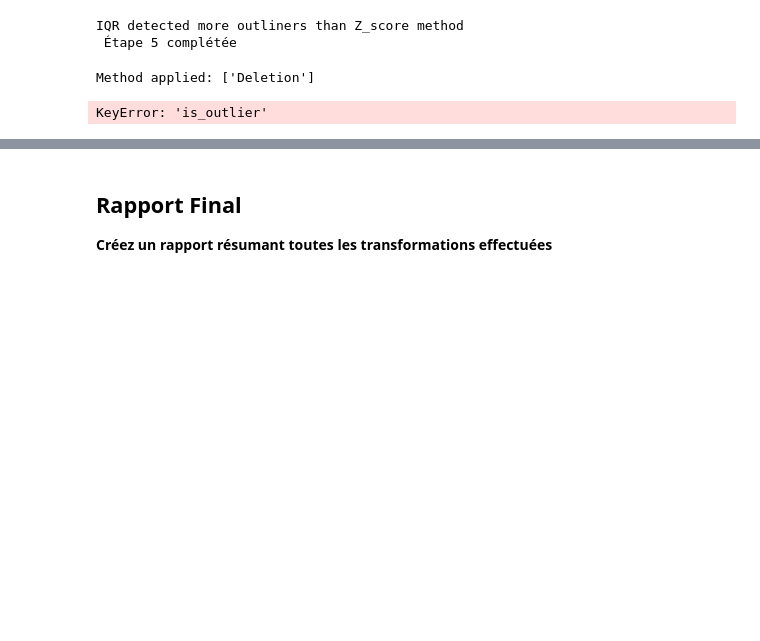
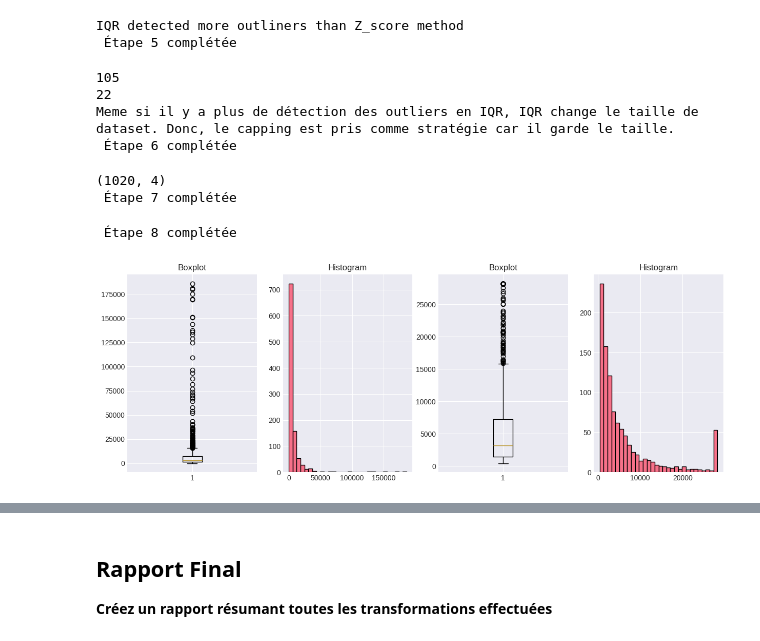
Before and after one commit to Bet-Zawl/TP_project, a Jupyter notebook: TP3_Data_Cleansing_TP3.ipynb, the cells around one changed output, grey strips where cells are left out. Saved outputs shown, nothing was run; the diff lists cells and outputs as text; code cells hidden in the pictures; blank space fills up the shorter version.

```diff
--- a/TP3_Data_Cleansing_TP3.ipynb
+++ b/TP3_Data_Cleansing_TP3.ipynb
@@ -283,25 +280,3 @@ print(f" Étape 5 complétée")
 # %% [output]
 IQR detected more outliners than Z_score method
  Étape 5 complétée
-# %%
-# ========================================
-# Étape 6: Décider d'une stratégie: suppression ou capping
-# ========================================
-
-# TODO: Écrivez votre code ici
-Outlier_Treatment_Strategies = ['Deletion', 'Capping (Winsorization)', 'Transformation']
-
-print(f"Method applied: {Outlier_Treatment_Strategies[:1]}")
-df_clean = df[~df['is_outlier']]
-print(len(df_clean))
-
-print(f"Method applied: {Outlier_Treatment_Strategies[:2]}")
-
-df['col_log'] = np.log1p(df['amount'])
-print(len(df['col_log']))
-
-# Vérification
-print(f" Étape 6 complétée")
-# %% [output]
-Method applied: ['Deletion']
-KeyError: 'is_outlier'
@@ -327,10 +283,64 @@ plt.show()
+# %%
+# @title
+# ========================================
+# Étape 6: Décider d'une stratégie: suppression ou capping
+# ========================================
+
+# TODO: Écrivez votre code ici
+print(len(iqr_outliers))
+print(len(zscore_outliers))
+
+print(f"Meme si il y a plus de détection des outliers en IQR, IQR change le taille de dataset. Donc, le capping est pris comme stratégie car il garde le taille.")
+# Vérification
+print(f" Étape 6 complétée")
+# %% [output]
+105
+22
+Meme si il y a plus de détection des outliers en IQR, IQR change le taille de dataset. Donc, le capping est pris comme stratégie car il garde le taille.
+ Étape 6 complétée
 # %%
 # ========================================
 # Étape 7: Appliquer le capping (Winsorization) aux valeurs extrêmes
 # ========================================
 
 # TODO: Écrivez votre code ici
+p5 = df.amount.quantile(0.05)
+p95 = df.amount.quantile(0.95)
 
-
+df_clean = df.copy()
+df_clean['amount'] = df_clean['amount'].clip(lower=p5, upper=p95)
+print(df_clean.shape)
 # Vérification
 print(f" Étape 7 complétée")
+# %% [output]
+(1020, 4)
+ Étape 7 complétée
+# %%
+# ========================================
+# Étape 8: Visualiser la distribution avant/après traitement
+# ========================================
+
+# TODO: Écrivez votre code ici
+# Histogram 1
+fig, axes = plt.subplots(1, 4, figsize=(15, 5))
+
+# Boxplot
+axes[0].boxplot(df['amount'])
+axes[0].set_title('Boxplot')
+
+# Histogram
+axes[1].hist(df['amount'], bins=30, edgecolor='black')
+axes[1].set_title('Histogram')
+####
+axes[2].boxplot(df_clean['amount'])
+axes[2].set_title('Boxplot')
+
+# Histogram
+axes[3].hist(df_clean['amount'], bins=30, edgecolor='black')
+axes[3].set_title('Histogram')
+
+# Vérification
+print(f" Étape 8 complétée")
+# %% [output]
+ Étape 8 complétée
+[figure, added]
```
Also changed, not shown: parts of 9 cells of this notebook.
